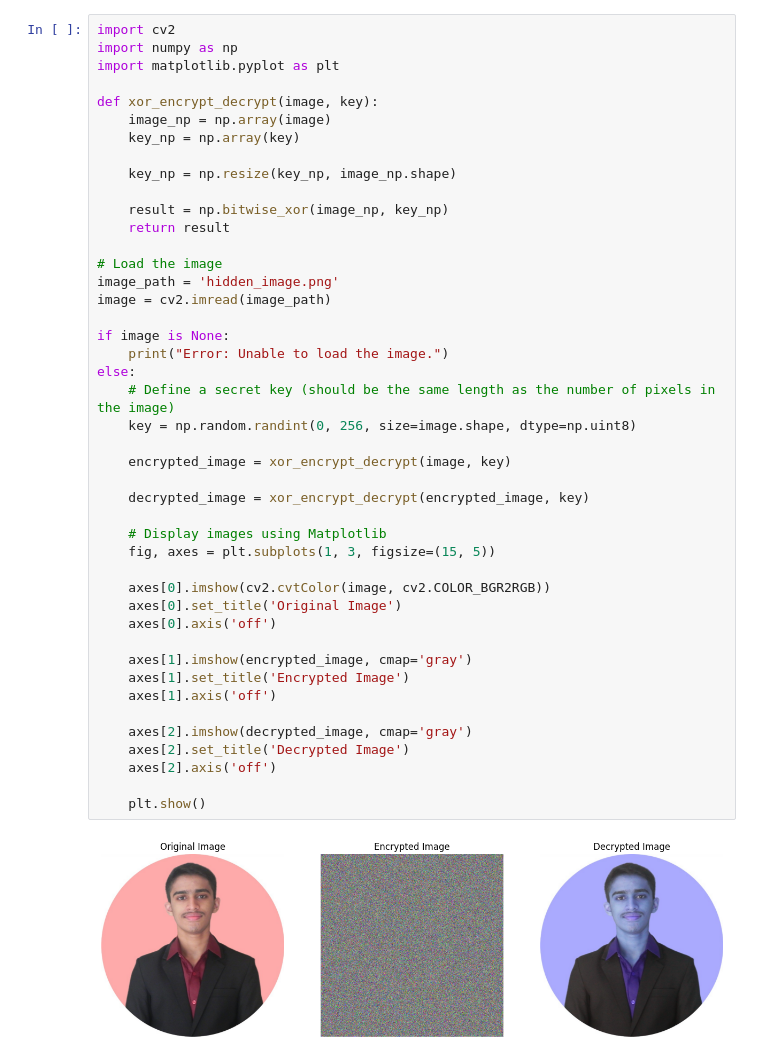
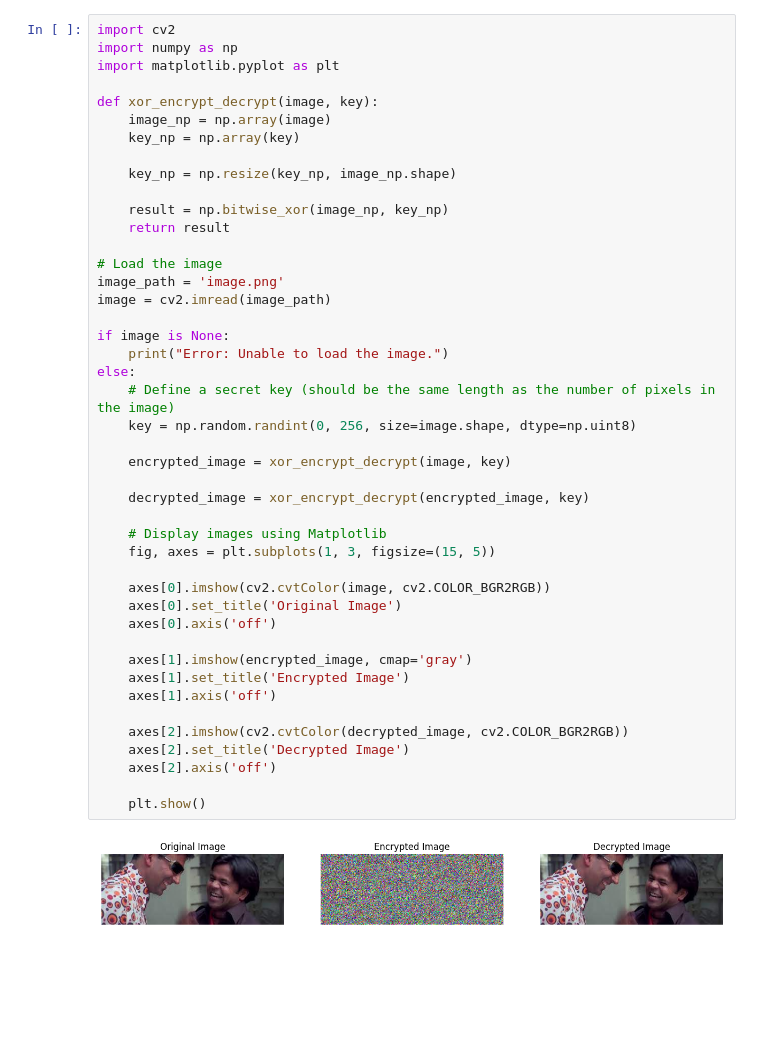
Before and after one commit to falcaozane/CSS-Pracs, a Jupyter notebook: project/xor.ipynb, the cells around one changed output. Drawn from its saved outputs; the diff is of its cells as text; blank space fills up the shorter version.

```diff
--- a/project/xor.ipynb
+++ b/project/xor.ipynb
@@ -13,34 +13,34 @@ def xor_encrypt_decrypt(image, key):
     return result
 
 # Load the image
-image_path = 'hidden_image.png'
+image_path = 'image.png'
 image = cv2.imread(image_path)
 
 if image is None:
     print("Error: Unable to load the image.")
 else:
     # Define a secret key (should be the same length as the number of pixels in the image)
     key = np.random.randint(0, 256, size=image.shape, dtype=np.uint8)
 
     encrypted_image = xor_encrypt_decrypt(image, key)
 
     decrypted_image = xor_encrypt_decrypt(encrypted_image, key)
 
     # Display images using Matplotlib
     fig, axes = plt.subplots(1, 3, figsize=(15, 5))
 
     axes[0].imshow(cv2.cvtColor(image, cv2.COLOR_BGR2RGB))
     axes[0].set_title('Original Image')
     axes[0].axis('off')
 
     axes[1].imshow(encrypted_image, cmap='gray')
     axes[1].set_title('Encrypted Image')
     axes[1].axis('off')
 
-    axes[2].imshow(decrypted_image, cmap='gray')
+    axes[2].imshow(cv2.cvtColor(decrypted_image, cv2.COLOR_BGR2RGB))
     axes[2].set_title('Decrypted Image')
     axes[2].axis('off')
 
     plt.show()
 # %% [output]
-[figure, old version]
+[figure, new version]
```
Also changed, not shown: 3 other files.
